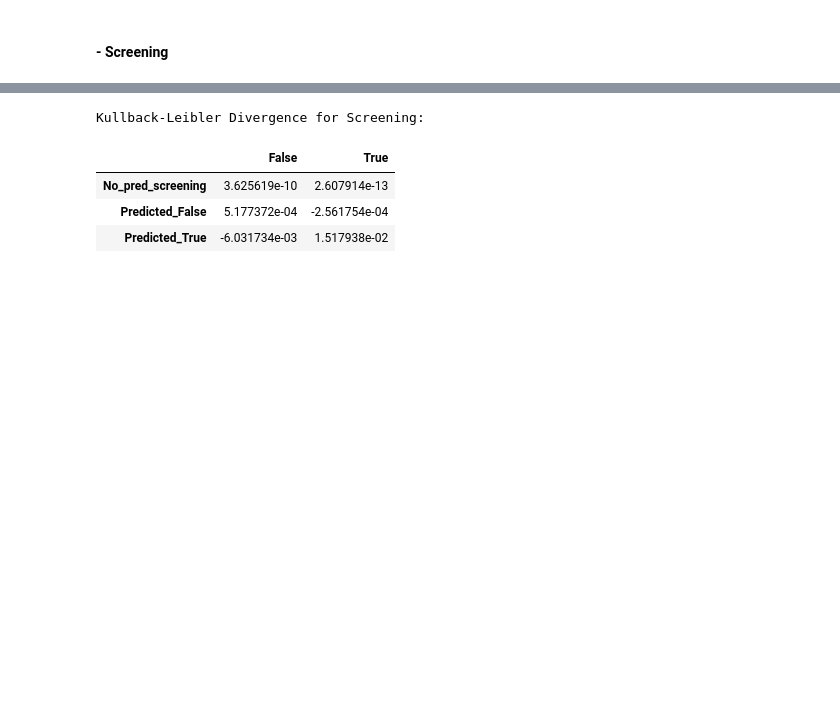
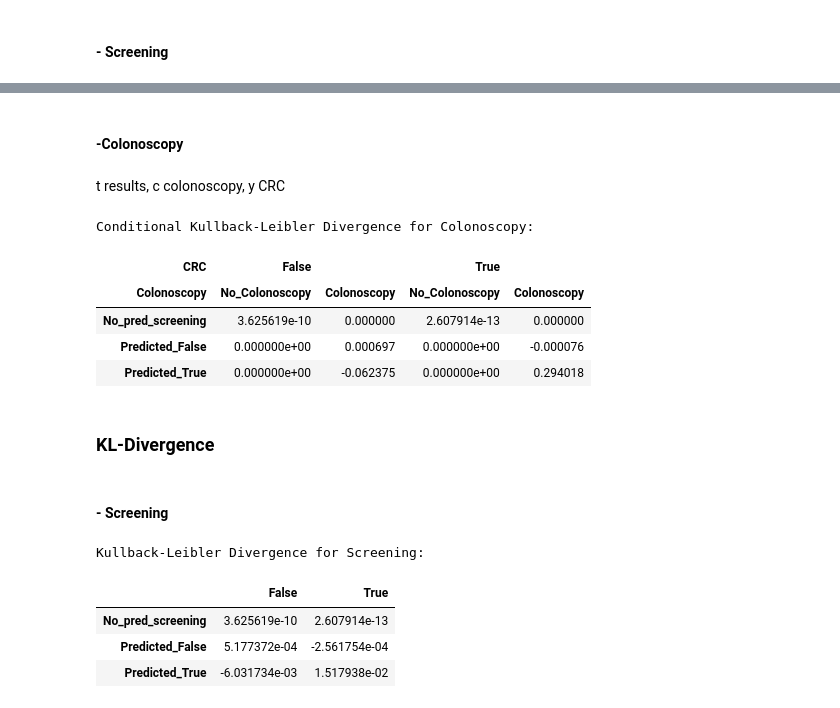
Before and after one commit to DanielCorralesAlonso/Decision_Model_Screening_CRC, a Jupyter notebook: inf_diagram_SMILE.ipynb, the cells around one changed output, grey strips where cells are left out. Saved outputs shown, nothing was run; the diff lists cells and outputs as text; code cells hidden in the pictures; blank space fills up the shorter version.

```diff
--- a/inf_diagram_SMILE.ipynb
+++ b/inf_diagram_SMILE.ipynb
@@ -335 +364,31 @@ Normalized Mutual Information for Colonoscopy:
+# %% [markdown]
+#### **-Colonoscopy**
+# %% [markdown]
+t results, c colonoscopy, y CRC
+# %%
+p_y = np.array([p_CRC_false, p_CRC_true])
+p_y = np.repeat(p_y, 6).reshape(2,2,3)
+
+p_ty_c = p_y*(p_t_yc)
+p_y_tc = p_ty_c / p_t_c
+
+values_KL = p_y_tc * np.log(p_y_tc / p_y)
+values_KL = np.nan_to_num(values_KL, 0)
+
+pd.DataFrame(values_KL.flatten()).transpose().to_csv("value_of_info_csv/cond_kl_div_col.csv")
+
+print("Conditional Kullback-Leibler Divergence for Colonoscopy:")
+df_plotted = plot_df(values_KL, net, ["Results_of_Screening", "CRC", "Colonoscopy"], mod="cmi")
+df_plotted
+# %% [output]
+Conditional Kullback-Leibler Divergence for Colonoscopy:
+| CRC | False |  | True |  |
+| Colonoscopy | No_Colonoscopy | Colonoscopy | No_Colonoscopy | Colonoscopy |
+| No_pred_screening | 3.625619e-10 | 0.000000 | 2.607914e-13 | 0.000000 |
+| Predicted_False | 0.000000e+00 | 0.000697 | 0.000000e+00 | -0.000076 |
+| Predicted_True | 0.000000e+00 | -0.062375 | 0.000000e+00 | 0.294018 |
+# %% [markdown]
+### **KL-Divergence**
+# %% [markdown]
+#### **- Screening**
 # %%
```
Also changed, not shown: parts of 14 cells of this notebook, 2 other files.
